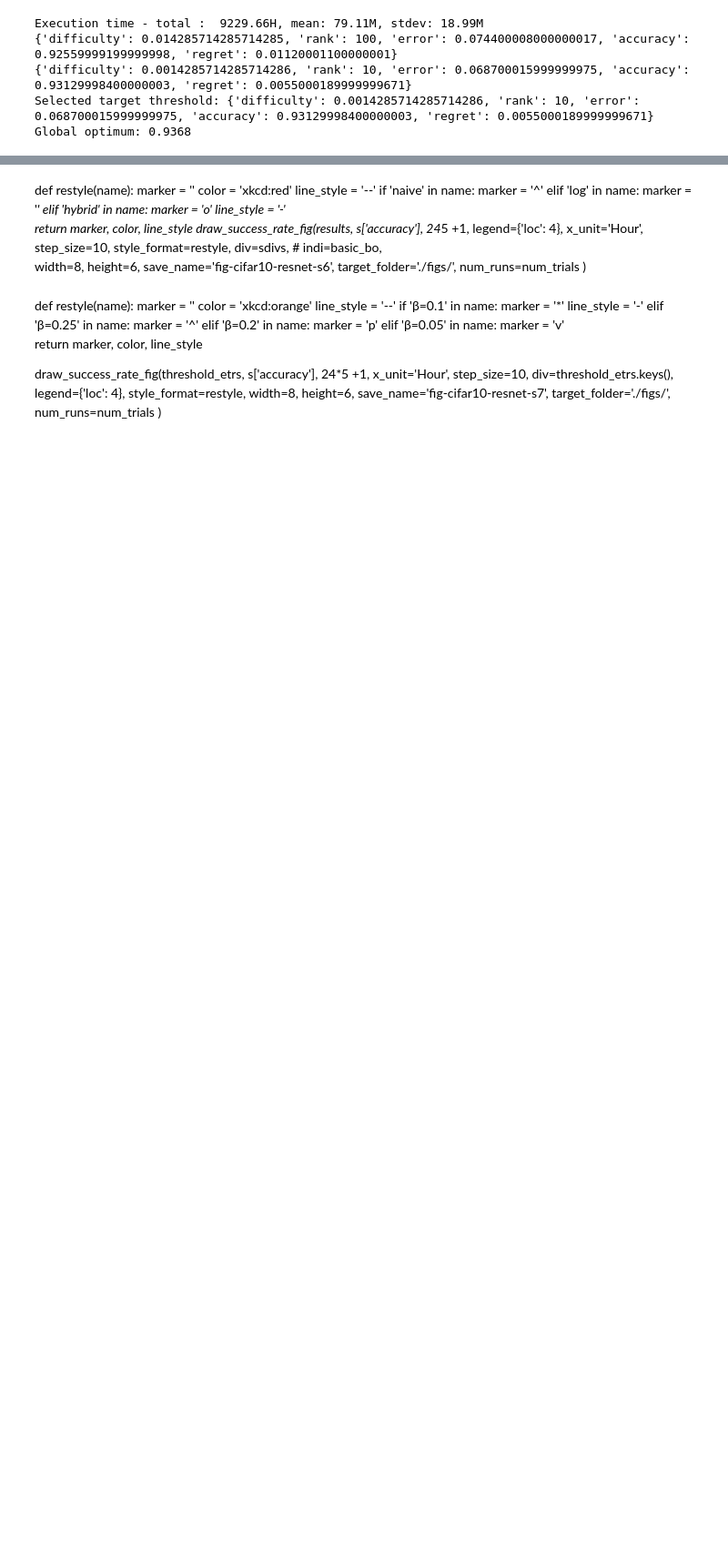
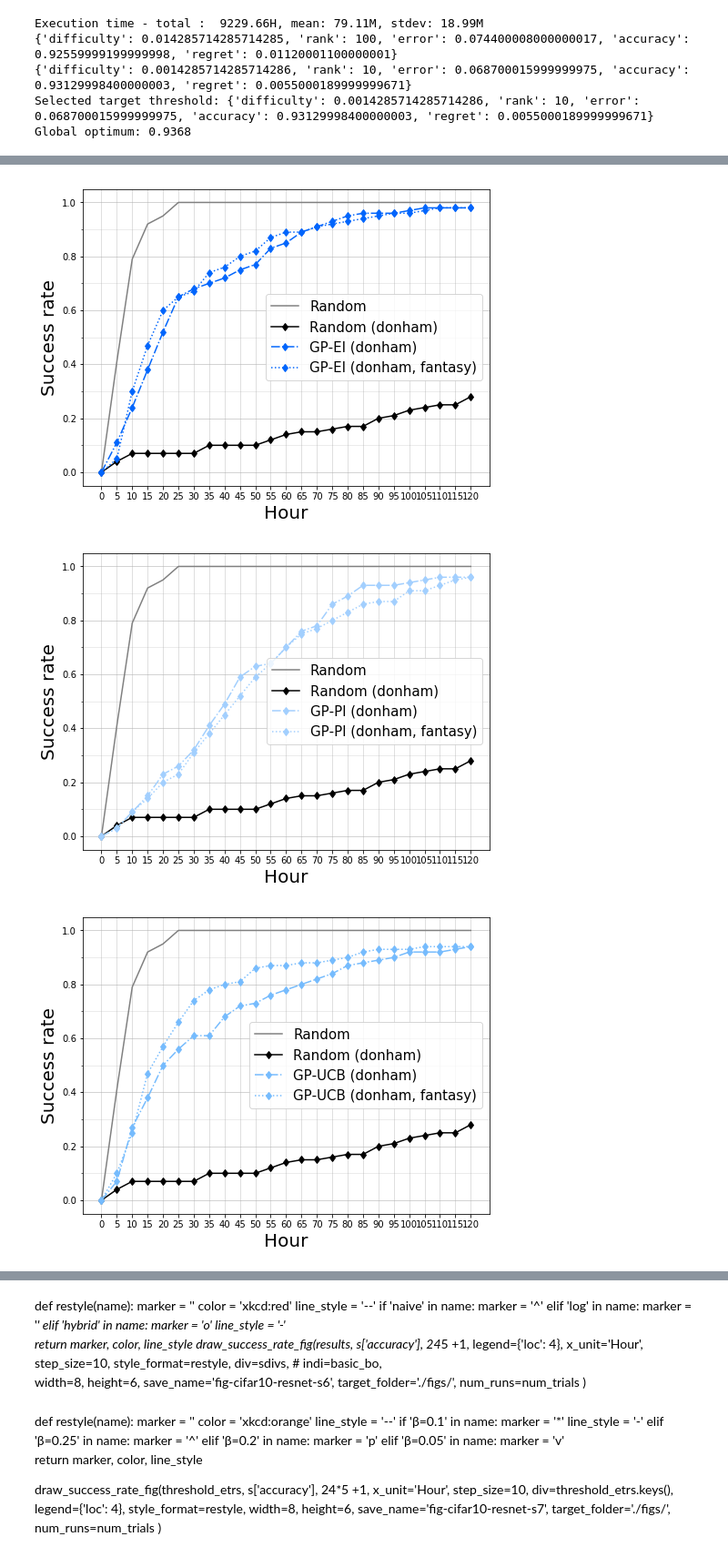
Before and after one commit to yongjinkim49/ecml, a Jupyter notebook: results/[ICML19] CIFAR10-ResNet surrogate evaluation.ipynb, the cells around one changed output, grey strips where cells are left out. Shown at 91% size. Saved outputs shown, nothing was run; the diff lists cells and outputs as text; code cells hidden in the pictures; blank space fills up the shorter version.

Commit message:
update for learning curve prediction

```diff
--- a/results/[ICML19] CIFAR10-ResNet surrogate evaluation.ipynb
+++ b/results/[ICML19] CIFAR10-ResNet surrogate evaluation.ipynb
@@ -71,0 +72,27 @@ draw_success_rate_fig(results, s['accuracy'], 90 +1, step_size=10,
+# %%
+results['Random (donham)'] = load_json(s_path + 'SOBOL-RANDOM.HPO_emulator.ETR-Donham15(100)' + '.json')
+
+results['GP-EI (donham)'] = load_json(s_path + 'GP-EI.HPO_emulator.ETR-Donham15(100)' + '.json')
+results['GP-PI (donham)'] = load_json(s_path + 'GP-PI.HPO_emulator.ETR-Donham15(100)' + '.json')
+results['GP-UCB (donham)'] = load_json(s_path + 'GP-UCB.HPO_emulator.ETR-Donham15(100)' + '.json')
+results['RF-EI (donham)'] = load_json(s_path + 'RF-EI.HPO_emulator.ETR-Donham15(100)' + '.json')
+results['RF-PI (donham)'] = load_json(s_path + 'RF-PI.HPO_emulator.ETR-Donham15(100)' + '.json')
+results['RF-UCB (donham)'] = load_json(s_path + 'RF-UCB.HPO_emulator.ETR-Donham15(100)' + '.json')
+
+results['GP-EI (donham, fantasy)'] = load_json(s_path + 'GP-EI.HPO_emulator.ETR-Donham15Fantasy(100)' + '.json')
+results['GP-PI (donham, fantasy)'] = load_json(s_path + 'GP-PI.HPO_emulator.ETR-Donham15Fantasy(100)' + '.json')
+results['GP-UCB (donham, fantasy)'] = load_json(s_path + 'GP-UCB.HPO_emulator.ETR-Donham15Fantasy(100)' + '.json')
+results['RF-EI (donham, fantasy)'] = load_json(s_path + 'RF-EI.HPO_emulator.ETR-Donham15Fantasy(100)' + '.json')
+results['RF-PI (donham, fantasy)'] = load_json(s_path + 'RF-PI.HPO_emulator.ETR-Donham15Fantasy(100)' + '.json')
+results['RF-UCB (donham, fantasy)'] = load_json(s_path + 'RF-UCB.HPO_emulator.ETR-Donham15Fantasy(100)' + '.json')
+# %%
+for bo in ["GP-EI", "GP-PI", "GP-UCB", "RF-EI", "RF-PI", "RF-UCB"]:
+    draw_success_rate_fig(results, 0.89, 24*5 +1, step_size=5,
+                                                  x_unit='Hour',  indi=rand +[ 'Random (donham)', bo +' (donham)', bo + ' (donham, fantasy)'],
+                          width=8, height=6,
+                          #save_name='fig-cifar10-resnet-random-donham', target_folder='./figs/',
+    )
+# %% [output]
+[figure, added]
+[figure, added]
+[figure, added]
```
Also changed, not shown: parts of 4 cells of this notebook, 5 other files.
